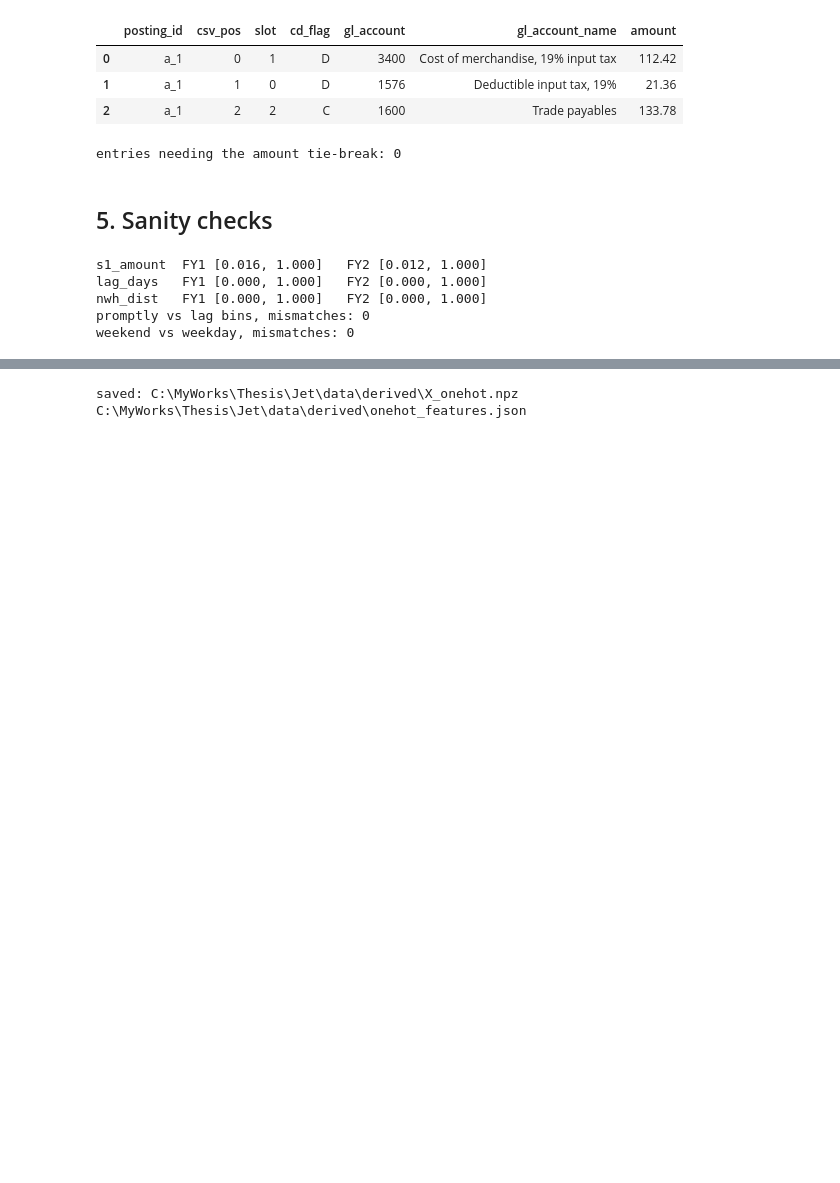
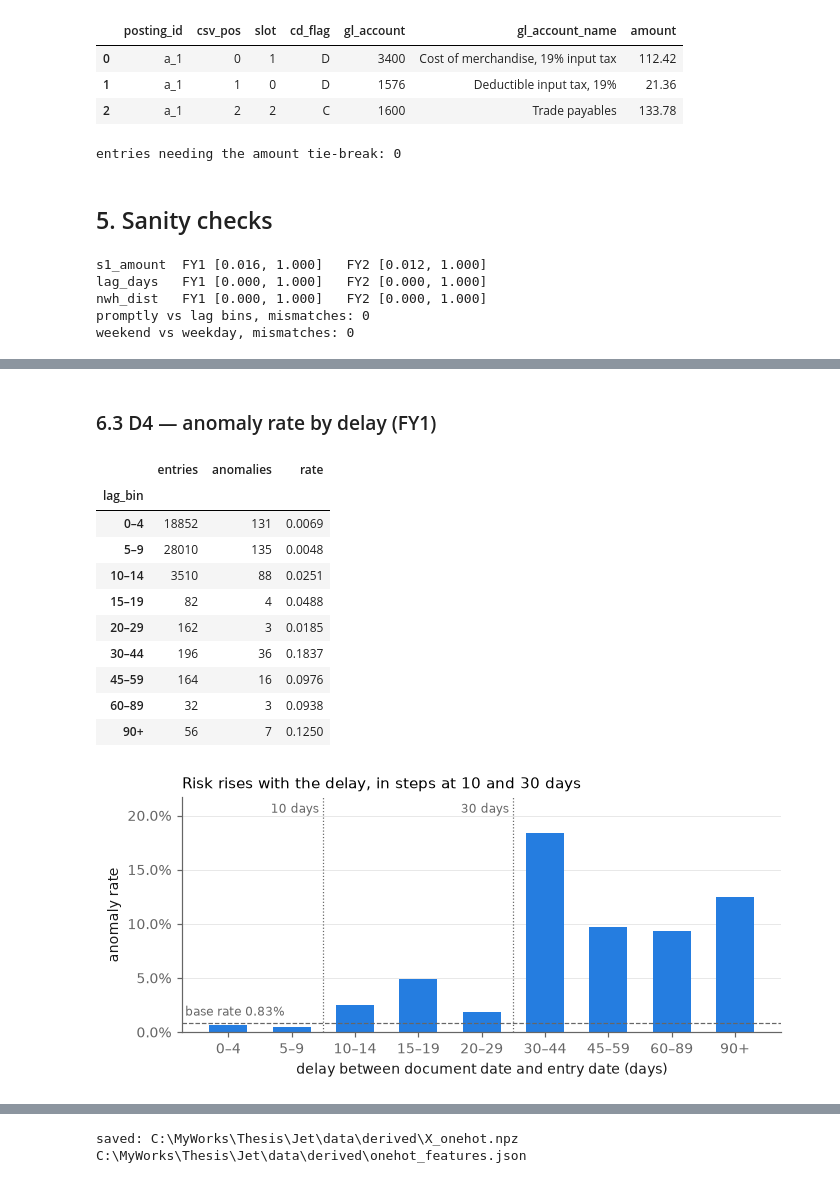
Before and after one commit to mbanadkouki/gl-anomaly-ranking, a Jupyter notebook: notebooks/02_encoding_onehot.ipynb, the cells around one changed output, grey strips where cells are left out. Cells and saved outputs as stored; diff of their text form; code cells hidden in the pictures; blank space fills up the shorter version.

```diff
--- a/notebooks/02_encoding_onehot.ipynb
+++ b/notebooks/02_encoding_onehot.ipynb
@@ -235,0 +296,20 @@ weekend vs weekday, mismatches: 0
+# %% [markdown]
+### 6.3 D4 — anomaly rate by delay (FY1)
+# %%
+# cell_02_17
+fig, t_lag = fg.fig_rate_by_lag(df1)
+fg.save(fig, "fe_d4_rate_by_lag", FIG)
+t_lag.round(4)
+# %% [output]
+|  | entries | anomalies | rate |
+| lag_bin |  |  |  |
+| 0–4 | 18852 | 131 | 0.0069 |
+| 5–9 | 28010 | 135 | 0.0048 |
+| 10–14 | 3510 | 88 | 0.0251 |
+| 15–19 | 82 | 4 | 0.0488 |
+| 20–29 | 162 | 3 | 0.0185 |
+| 30–44 | 196 | 36 | 0.1837 |
+| 45–59 | 164 | 16 | 0.0976 |
+| 60–89 | 32 | 3 | 0.0938 |
+| 90+ | 56 | 7 | 0.1250 |
+[figure, added]
```
Also changed, not shown: parts of 16 cells of this notebook, 20 other files.
